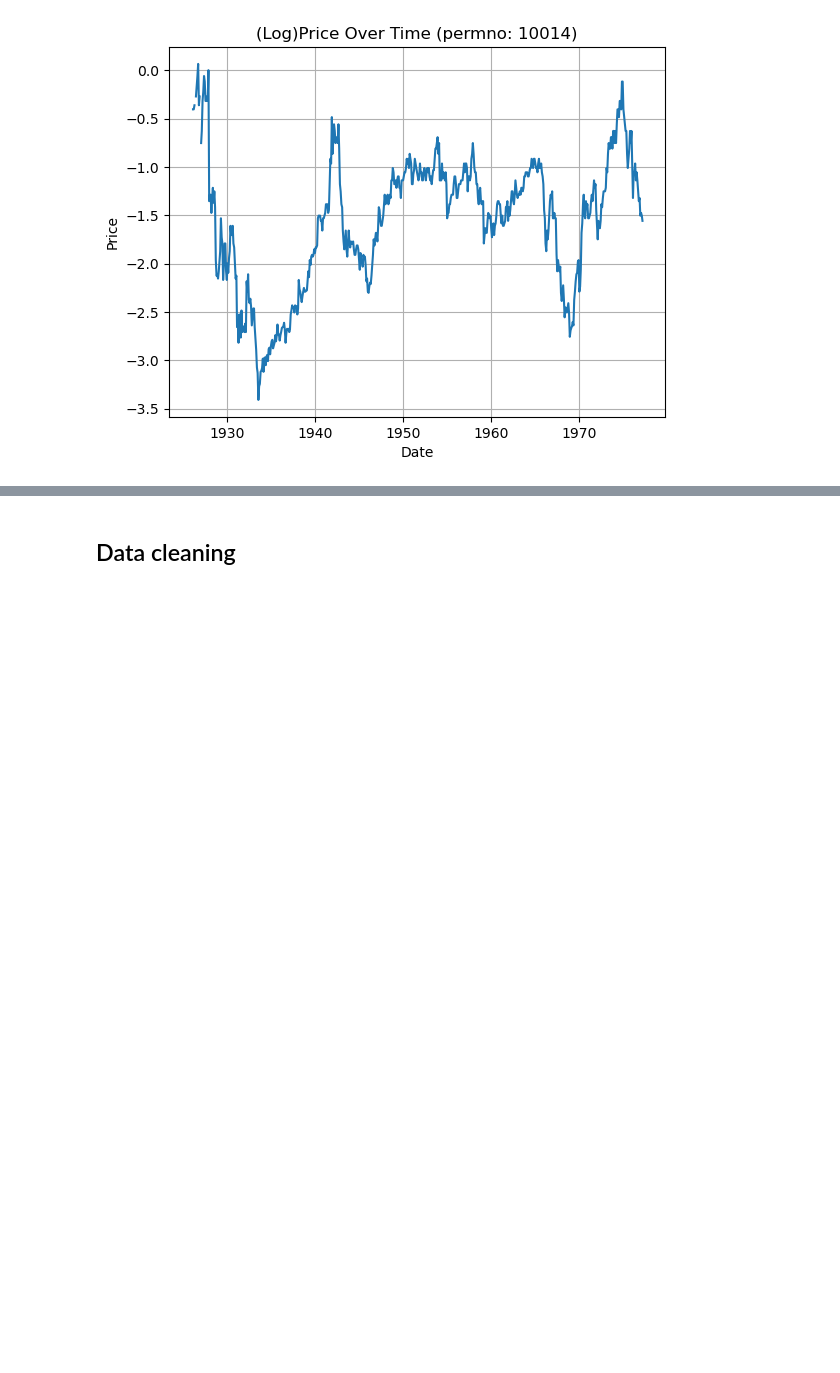
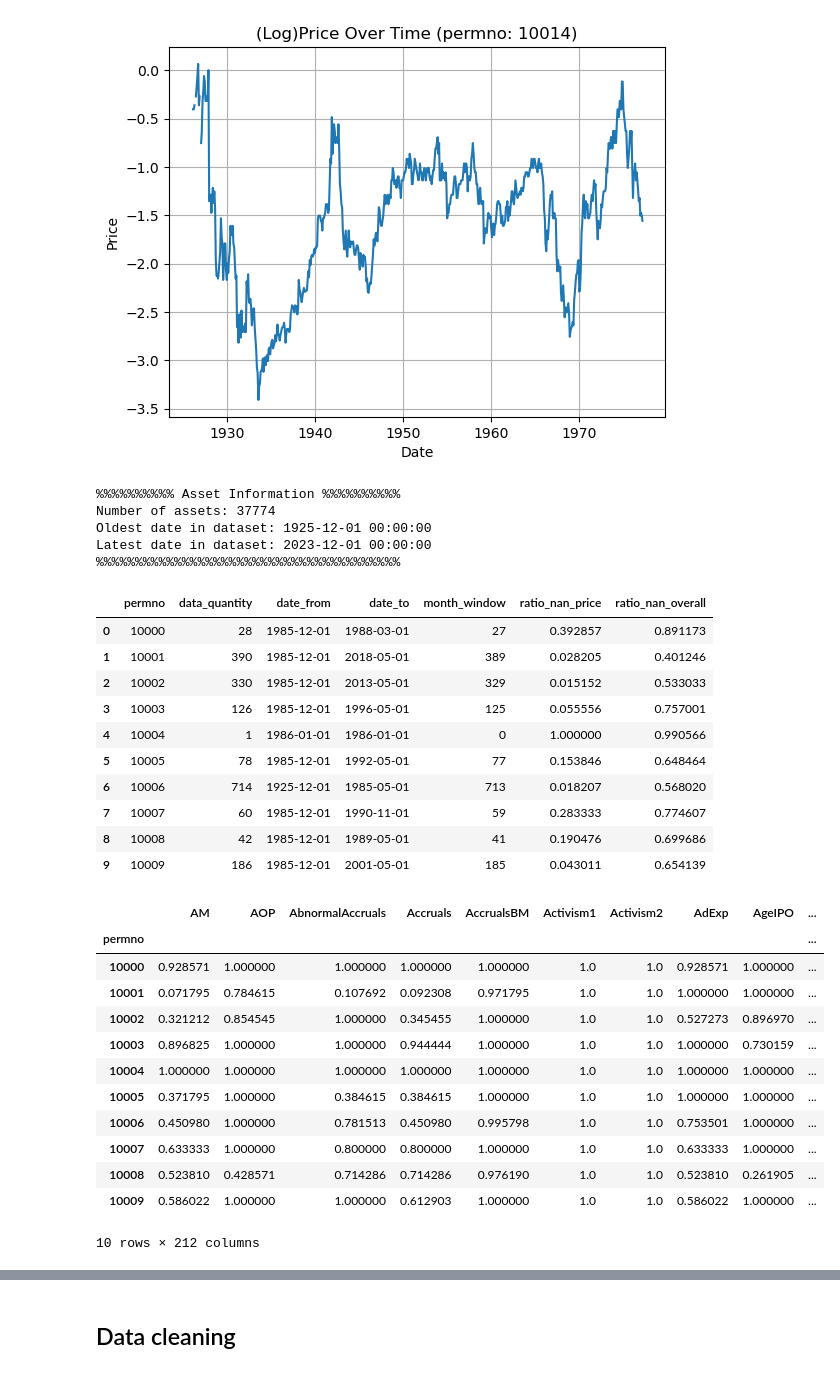
Before and after one commit to paulo-03/final_project_MLFin, a Jupyter notebook: data_analysis.ipynb, the cells around one changed output, grey strips where cells are left out. Cells and saved outputs as stored; diff of their text form; code cells hidden in the pictures; blank space fills up the shorter version.

```diff
--- a/data_analysis.ipynb
+++ b/data_analysis.ipynb
@@ -39,3 +39,38 @@ permno_id = 10014
 asset_price_plot(data=data, permno_id=permno_id)
 # %% [output]
 [figure]
+# %%
+asset_info_df,  ratio_nan_attributes = assets_information(data=data)
+
+display(asset_info_df.head(n=10))
+display(ratio_nan_attributes.head(n=10))
+# %% [output]
+%%%%%%%%%% Asset Information %%%%%%%%%%
+Number of assets: 37774
+Oldest date in dataset: 1925-12-01 00:00:00
+Latest date in dataset: 2023-12-01 00:00:00
+%%%%%%%%%%%%%%%%%%%%%%%%%%%%%%%%%%%%%%%
+|  | permno | data_quantity | date_from | date_to | month_window | ratio_nan_price | ratio_nan_overall |
+| 0 | 10000 | 28 | 1985-12-01 | 1988-03-01 | 27 | 0.392857 | 0.891173 |
+| 1 | 10001 | 390 | 1985-12-01 | 2018-05-01 | 389 | 0.028205 | 0.401246 |
+| 2 | 10002 | 330 | 1985-12-01 | 2013-05-01 | 329 | 0.015152 | 0.533033 |
+| 3 | 10003 | 126 | 1985-12-01 | 1996-05-01 | 125 | 0.055556 | 0.757001 |
+| 4 | 10004 | 1 | 1986-01-01 | 1986-01-01 | 0 | 1.000000 | 0.990566 |
+| 5 | 10005 | 78 | 1985-12-01 | 1992-05-01 | 77 | 0.153846 | 0.648464 |
+| 6 | 10006 | 714 | 1925-12-01 | 1985-05-01 | 713 | 0.018207 | 0.568020 |
+| 7 | 10007 | 60 | 1985-12-01 | 1990-11-01 | 59 | 0.283333 | 0.774607 |
+| 8 | 10008 | 42 | 1985-12-01 | 1989-05-01 | 41 | 0.190476 | 0.699686 |
+| 9 | 10009 | 186 | 1985-12-01 | 2001-05-01 | 185 | 0.043011 | 0.654139 |
+|  | AM | AOP | AbnormalAccruals | Accruals | AccrualsBM | Activism1 | Activism2 | AdExp | AgeIPO | ... |
+| permno |  |  |  |  |  |  |  |  |  | ... |
+| 10000 | 0.928571 | 1.000000 | 1.000000 | 1.000000 | 1.000000 | 1.0 | 1.0 | 0.928571 | 1.000000 | ... |
+| 10001 | 0.071795 | 0.784615 | 0.107692 | 0.092308 | 0.971795 | 1.0 | 1.0 | 1.000000 | 1.000000 | ... |
+| 10002 | 0.321212 | 0.854545 | 1.000000 | 0.345455 | 1.000000 | 1.0 | 1.0 | 0.527273 | 0.896970 | ... |
+| 10003 | 0.896825 | 1.000000 | 1.000000 | 0.944444 | 1.000000 | 1.0 | 1.0 | 1.000000 | 0.730159 | ... |
+| 10004 | 1.000000 | 1.000000 | 1.000000 | 1.000000 | 1.000000 | 1.0 | 1.0 | 1.000000 | 1.000000 | ... |
+| 10005 | 0.371795 | 1.000000 | 0.384615 | 0.384615 | 1.000000 | 1.0 | 1.0 | 1.000000 | 1.000000 | ... |
+| 10006 | 0.450980 | 1.000000 | 0.781513 | 0.450980 | 0.995798 | 1.0 | 1.0 | 0.753501 | 1.000000 | ... |
+| 10007 | 0.633333 | 1.000000 | 0.800000 | 0.800000 | 1.000000 | 1.0 | 1.0 | 0.633333 | 1.000000 | ... |
+| 10008 | 0.523810 | 0.428571 | 0.714286 | 0.714286 | 0.976190 | 1.0 | 1.0 | 0.523810 | 0.261905 | ... |
+| 10009 | 0.586022 | 1.000000 | 1.000000 | 0.612903 | 1.000000 | 1.0 | 1.0 | 0.586022 | 1.000000 | ... |
+10 rows × 212 columns
```
Also changed, not shown: parts of 6 cells of this notebook, 4 other files.
